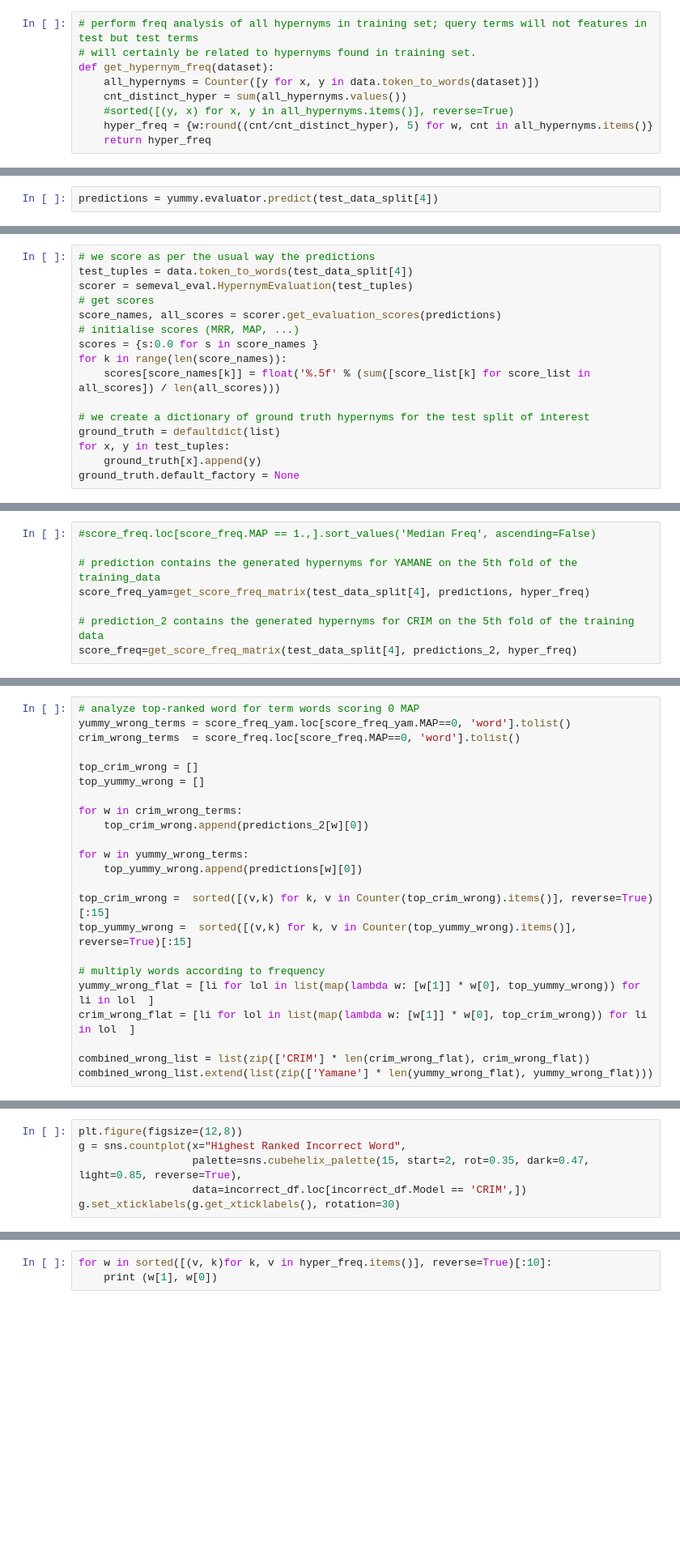
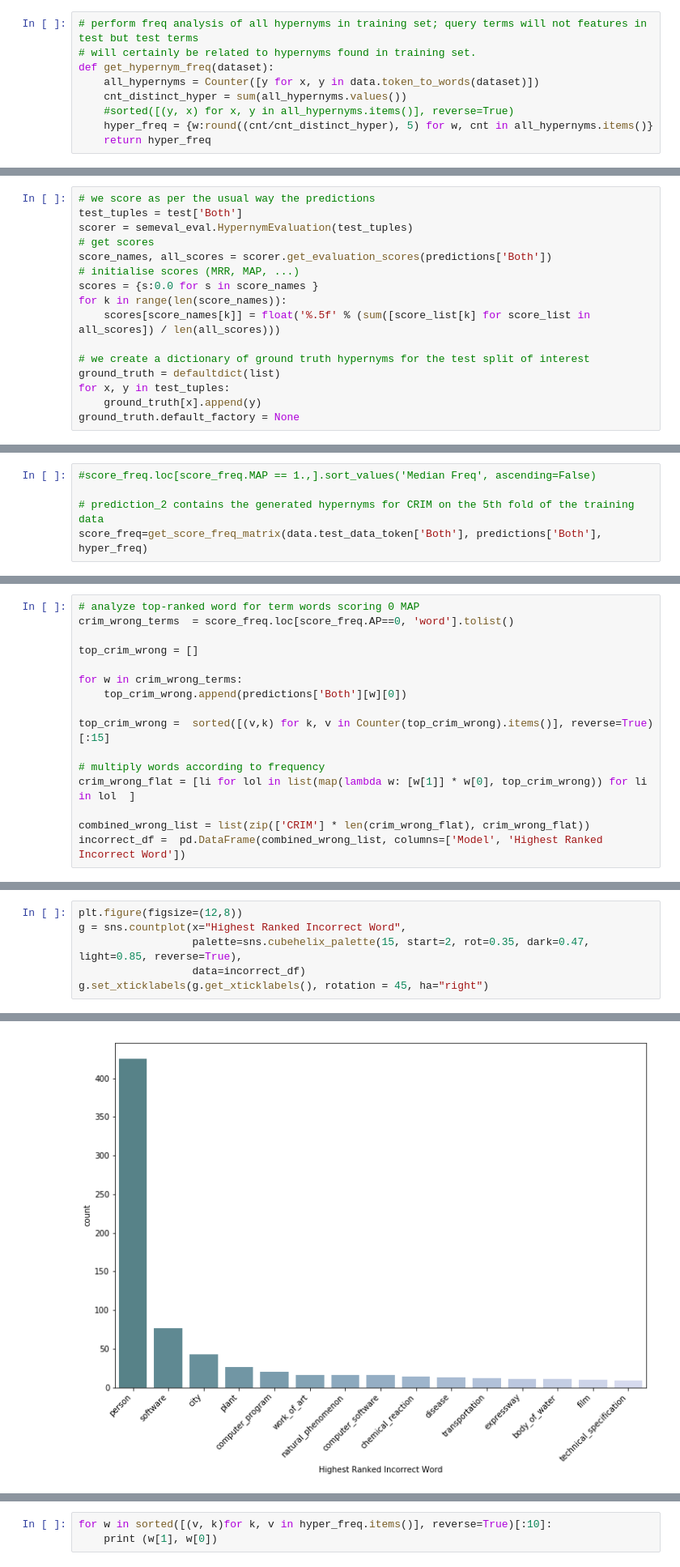
Before and after one commit to jfarrugia-uom/hyperstar, a Jupyter notebook: SemEvalHarness.ipynb, the cells around one changed output, grey strips where cells are left out. Shown at 81% size. Drawn from its saved outputs; the diff is of its cells as text; blank space fills up the shorter version.

```diff
--- a/SemEvalHarness.ipynb
+++ b/SemEvalHarness.ipynb
@@ -471,2 +867,0 @@ np.sum(list(hyper_freq.values()))
-# %%
-predictions = yummy.evaluator.predict(test_data_split[4])
@@ -475,9 +868,9 @@ predictions
 # %%
 # we score as per the usual way the predictions
-test_tuples = data.token_to_words(test_data_split[4])
+test_tuples = test['Both']
 scorer = semeval_eval.HypernymEvaluation(test_tuples)
 # get scores
-score_names, all_scores = scorer.get_evaluation_scores(predictions)
+score_names, all_scores = scorer.get_evaluation_scores(predictions['Both'])
 # initialise scores (MRR, MAP, ...)
 scores = {s:0.0 for s in score_names }
 for k in range(len(score_names)):
@@ -538,8 +928,5 @@ def get_score_freq_matrix(test_data, predictions, hyper_freq, jitter=False):
 # %%
 #score_freq.loc[score_freq.MAP == 1.,].sort_values('Median Freq', ascending=False)
 
-# prediction contains the generated hypernyms for YAMANE on the 5th fold of the training_data
-score_freq_yam=get_score_freq_matrix(test_data_split[4], predictions, hyper_freq)
-
 # prediction_2 contains the generated hypernyms for CRIM on the 5th fold of the training data
-score_freq=get_score_freq_matrix(test_data_split[4], predictions_2, hyper_freq)
+score_freq=get_score_freq_matrix(data.test_data_token['Both'], predictions['Both'], hyper_freq)
@@ -557,23 +940,16 @@ top_yummy_wrong
 # %%
 # analyze top-ranked word for term words scoring 0 MAP
-yummy_wrong_terms = score_freq_yam.loc[score_freq_yam.MAP==0, 'word'].tolist()
-crim_wrong_terms  = score_freq.loc[score_freq.MAP==0, 'word'].tolist()
+crim_wrong_terms  = score_freq.loc[score_freq.AP==0, 'word'].tolist()
 
 top_crim_wrong = []
-top_yummy_wrong = []
 
 for w in crim_wrong_terms:
-    top_crim_wrong.append(predictions_2[w][0])
-
-for w in yummy_wrong_terms:
-    top_yummy_wrong.append(predictions[w][0])
+    top_crim_wrong.append(predictions['Both'][w][0])
 
 top_crim_wrong =  sorted([(v,k) for k, v in Counter(top_crim_wrong).items()], reverse=True)[:15]
-top_yummy_wrong =  sorted([(v,k) for k, v in Counter(top_yummy_wrong).items()], reverse=True)[:15]
 
 # multiply words according to frequency
-yummy_wrong_flat = [li for lol in list(map(lambda w: [w[1]] * w[0], top_yummy_wrong)) for li in lol  ]
 crim_wrong_flat = [li for lol in list(map(lambda w: [w[1]] * w[0], top_crim_wrong)) for li in lol  ]
 
 combined_wrong_list = list(zip(['CRIM'] * len(crim_wrong_flat), crim_wrong_flat))
-combined_wrong_list.extend(list(zip(['Yamane'] * len(yummy_wrong_flat), yummy_wrong_flat)))
+incorrect_df =  pd.DataFrame(combined_wrong_list, columns=['Model', 'Highest Ranked Incorrect Word'])
@@ -585,5 +957,6 @@ incorrect_df.loc[incorrect_df.Model == 'CRIM',]
 plt.figure(figsize=(12,8))
 g = sns.countplot(x="Highest Ranked Incorrect Word",
                   palette=sns.cubehelix_palette(15, start=2, rot=0.35, dark=0.47, light=0.85, reverse=True),
-                  data=incorrect_df.loc[incorrect_df.Model == 'CRIM',])
-g.set_xticklabels(g.get_xticklabels(), rotation=30)
+                  data=incorrect_df)
+g.set_xticklabels(g.get_xticklabels(), rotation = 45, ha="right")
+# %% [output]
@@ -590,3 +978,4 @@ g.set_xticklabels(g.get_xticklabels(), rotation=30)
+[figure, added]
 # %%
 for w in sorted([(v, k)for k, v in hyper_freq.items()], reverse=True)[:10]:
     print (w[1], w[0])
```
Also changed, not shown: parts of 58 cells of this notebook, 7 other files.
